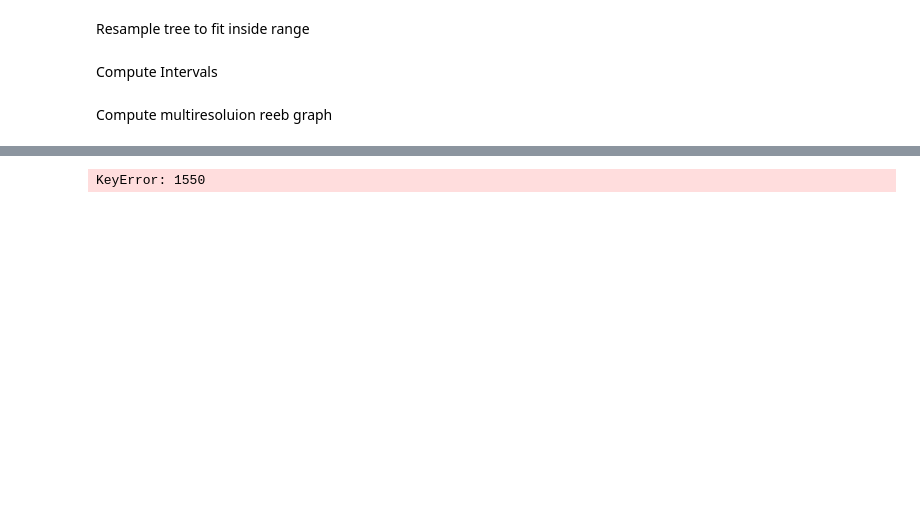
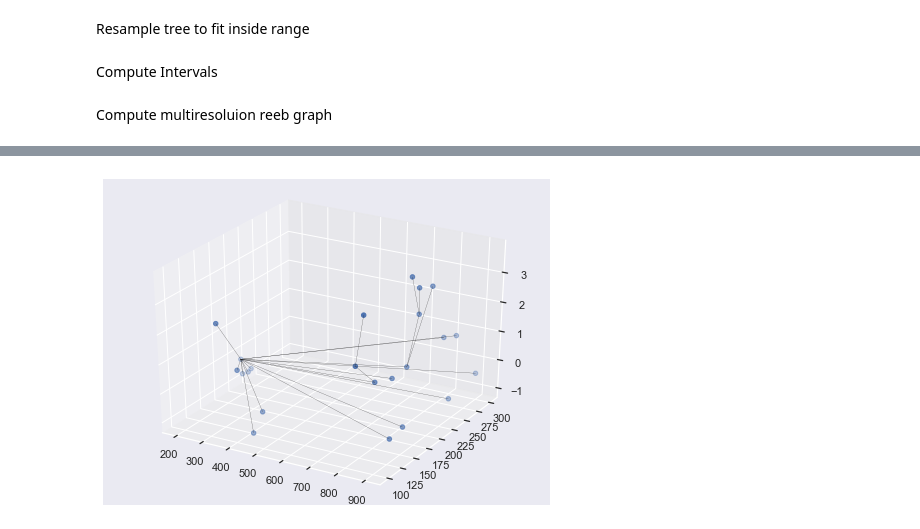
Before and after one commit to ntolley/neural_TDA, a Jupyter notebook: tree_similarity.ipynb, the cells around one changed output, grey strips where cells are left out. Cells and saved outputs as stored; diff of their text form; code cells hidden in the pictures; blank space fills up the shorter version.

Commit message:
Succesful implementation of multiresolution reeb graph

```diff
--- a/tree_similarity.ipynb
+++ b/tree_similarity.ipynb
@@ -188,4 +185,5 @@ plt.show()
-# %%
-G.nodes[1550]
-# %% [output]
-KeyError: 1550
+# %%
+%matplotlib inline
+csd_functions.plot_graph(G)
+# %% [output]
+[figure, added]
```
Also changed, not shown: parts of 6 cells of this notebook, 1 other file.
